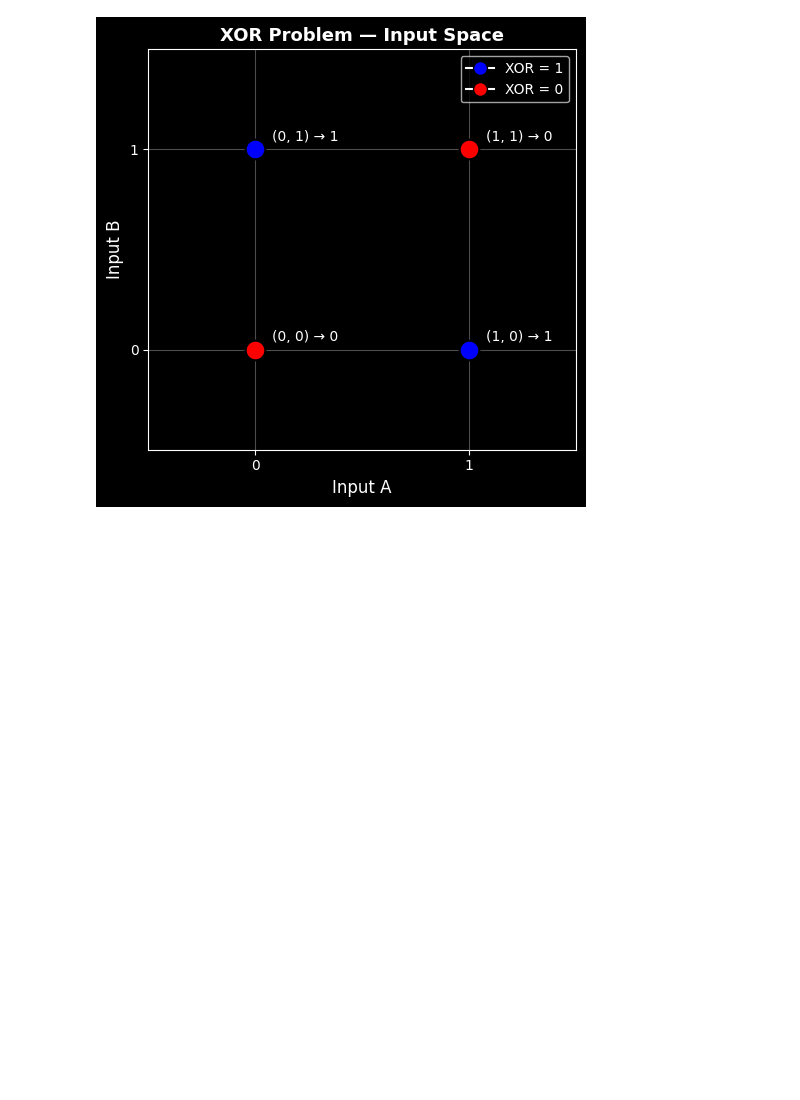
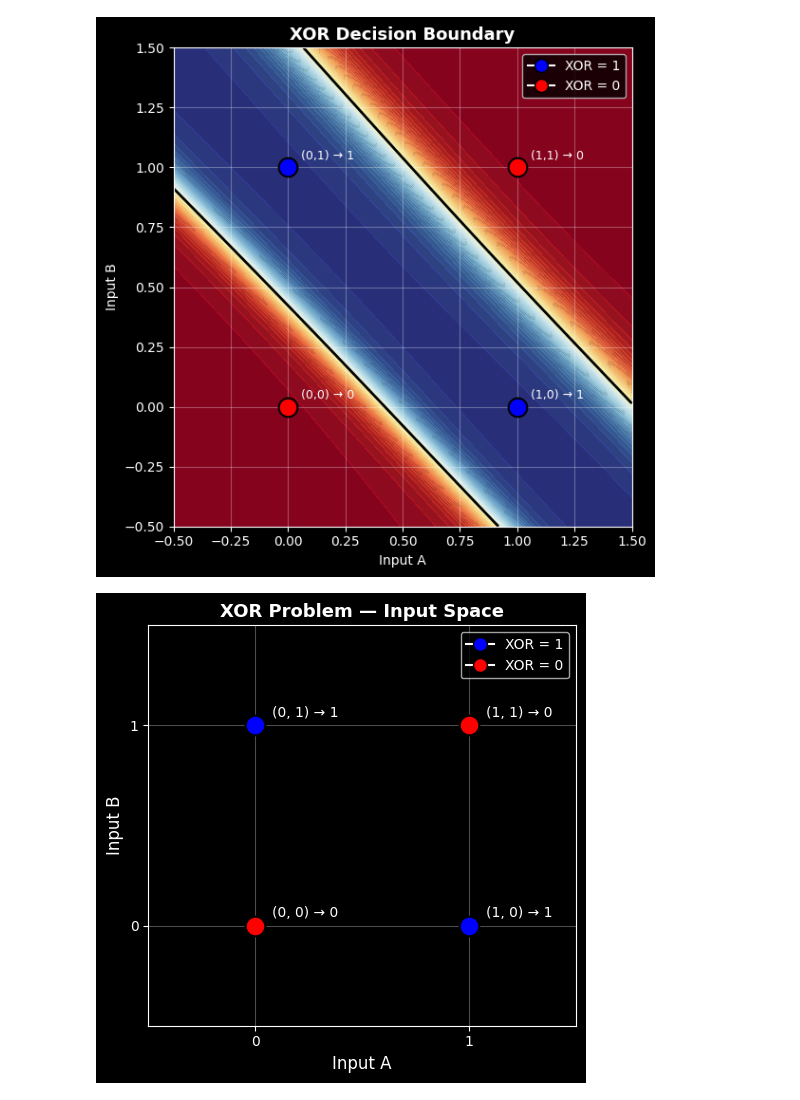
Before and after one commit to alangalym01/MLP-XOR-problem, a Jupyter notebook: notebook.ipynb, the cells around one changed output. Saved outputs shown, nothing was run; the diff lists cells and outputs as text; code cells hidden in the pictures; blank space fills up the shorter version.

```diff
--- a/notebook.ipynb
+++ b/notebook.ipynb
@@ -30,3 +102,64 @@ def backward_pass():
+# %%
+# ClaudeAI visualization
+
+import matplotlib.pyplot as plt
+import numpy as np
+from matplotlib.lines import Line2D
+
+# create a fine mesh over the input space
+xx, yy = np.meshgrid(np.linspace(-0.5, 1.5, 300),
+                     np.linspace(-0.5, 1.5, 300))
+
+# flatten the mesh into a (90000, 2) matrix of points
+grid = np.c_[xx.ravel(), yy.ravel()]
+
+# run every grid point through the trained network
+# forward_pass uses global X, so temporarily replace it
+X_original = X
+X = grid
+grid_hidden_out, grid_output = forward_pass()
+X = X_original
+
+# reshape output back into the mesh shape
+grid_output = grid_output.reshape(xx.shape)
+
+# plot
+fig, ax = plt.subplots(figsize=(6, 6))
+
+# color the background by predicted probability
+ax.contourf(xx, yy, grid_output, levels=50, cmap='RdYlBu', alpha=0.8)
+
+# draw the decision boundary at 0.5
+ax.contour(xx, yy, grid_output, levels=[0.5], colors='black', linewidths=2)
+
+# plot the 4 XOR points
+colors = ['red' if label == 0 else 'blue' for label in y.ravel()]
+for i in range(len(X_original)):
+    ax.scatter(X_original[i][0], X_original[i][1],
+               color=colors[i], s=200, zorder=5,
+               edgecolors='black', linewidths=1.5)
+    ax.annotate(f"({X_original[i][0]},{X_original[i][1]}) → {y[i][0]}",
+                (X_original[i][0], X_original[i][1]),
+                textcoords="offset points", xytext=(10, 6), fontsize=9)
+
+# legend
+legend_elements = [
+    Line2D([0], [0], marker='o', color='w', markerfacecolor='blue',
+           markersize=10, markeredgecolor='black', label='XOR = 1'),
+    Line2D([0], [0], marker='o', color='w', markerfacecolor='red',
+           markersize=10, markeredgecolor='black', label='XOR = 0')
+]
+ax.legend(handles=legend_elements)
+ax.set_xlim(-0.5, 1.5)
+ax.set_ylim(-0.5, 1.5)
+ax.set_xlabel("Input A")
+ax.set_ylabel("Input B")
+ax.set_title("XOR Decision Boundary", fontsize=13, fontweight='bold')
+ax.grid(True, alpha=0.3)
+plt.tight_layout()
+plt.show()
+# %% [output]
+[figure, added]
 # %%
 # ClaudeAI visualization
 
```
Also changed, not shown: parts of 2 cells of this notebook.
